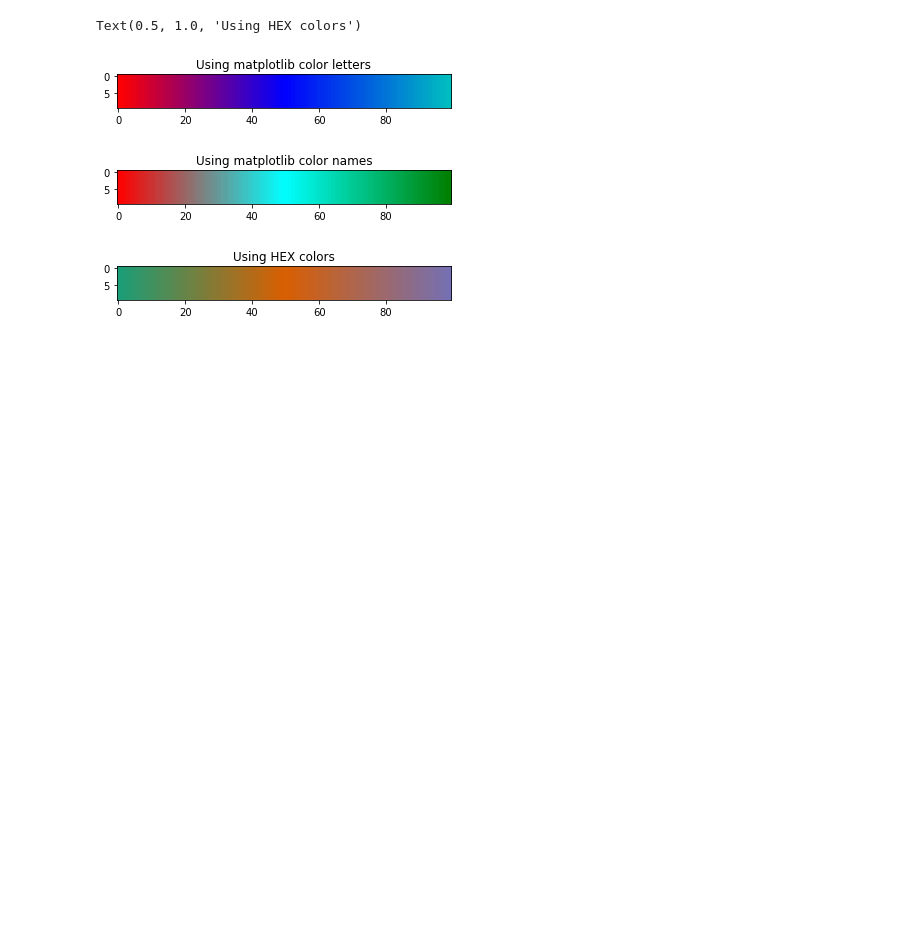
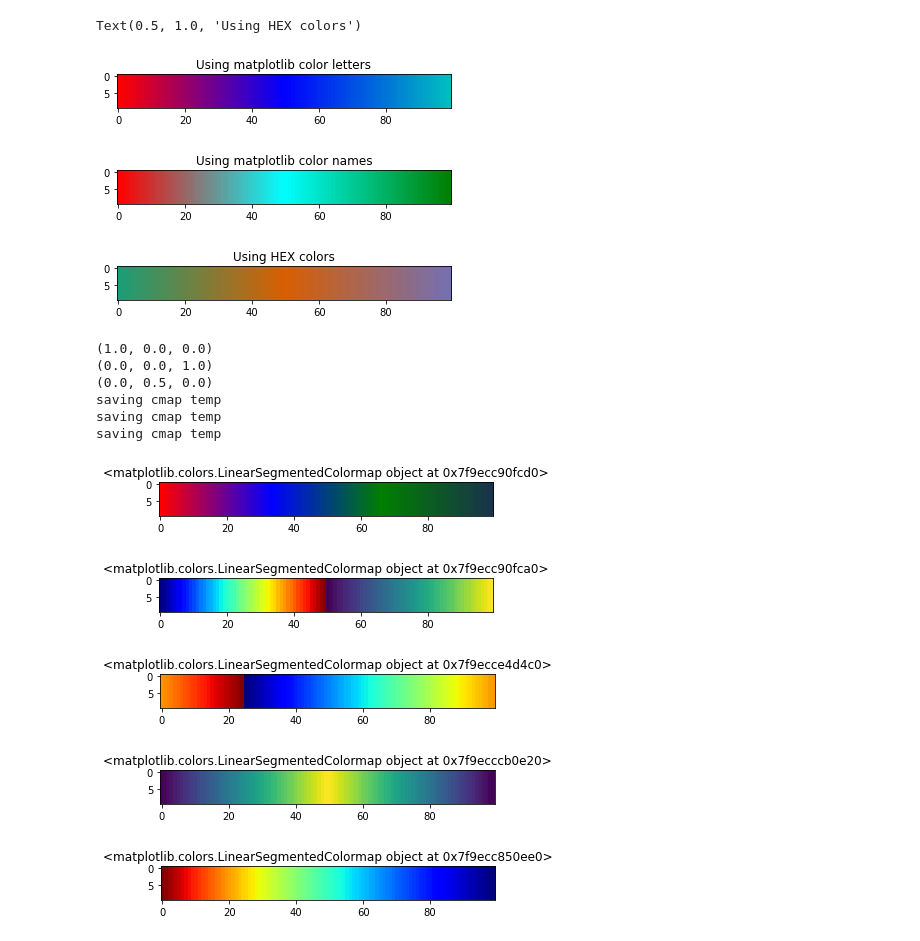
Before and after one commit to mdaghlian/dag_prf_utils, a Jupyter notebook: suface_examples.ipynb, the cells around one changed output. Saved outputs shown, nothing was run; the diff lists cells and outputs as text; code cells hidden in the pictures; blank space fills up the shorter version.

Commit message:
update examples and colormaps

```diff
--- a/suface_examples.ipynb
+++ b/suface_examples.ipynb
@@ -521,3 +524,42 @@ Text(0.5, 1.0, 'Using HEX colors')
 [figure]
 [figure]
 [figure]
+# %%
+# We can also create a custom color map using strings
+eg_cmaps = []
+eg_cmaps.append(
+    dag_cmap_from_str('r*b*g*(0.1,0.2,0.3)') # color map by stacking colors
+)
+
+eg_cmaps.append(
+    dag_cmap_from_str('jet&viridis') # stack 2 cmaps on top of each other
+)
+
+eg_cmaps.append(
+    dag_cmap_from_str('jet_rot90') # rotate a cmap
+)
+
+eg_cmaps.append(
+    dag_cmap_from_str('viridis&viridis_r') # stack 2 cmaps on top of each other, reverse one
+)
+
+eg_cmaps.append(
+    dag_cmap_from_str('jet_log__rev_') # log spacing + reversed
+)
+# ... etc
+for eg_cmap in eg_cmaps:
+    plt.figure()
+    plt.imshow(demo_mat, cmap=eg_cmap)
+    plt.title(eg_cmap)
+# %% [output]
+(1.0, 0.0, 0.0)
+(0.0, 0.0, 1.0)
+(0.0, 0.5, 0.0)
+saving cmap temp
+saving cmap temp
+saving cmap temp
+[figure, added]
+[figure, added]
+[figure, added]
+[figure, added]
+[figure, added]
```
Also changed, not shown: parts of 7 cells of this notebook, 2 other files.
